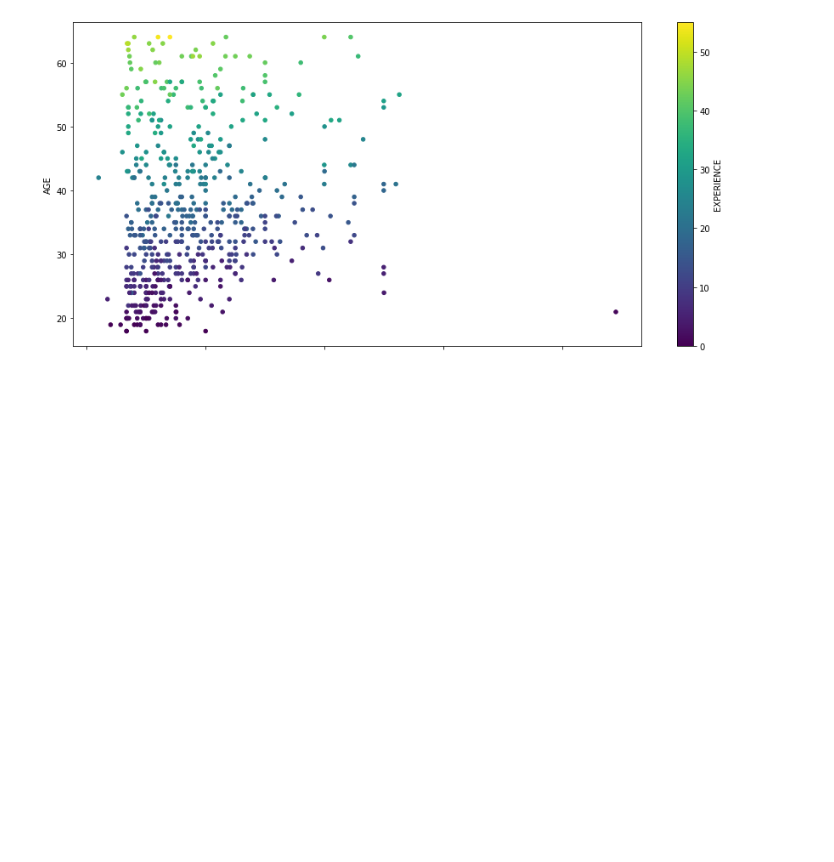
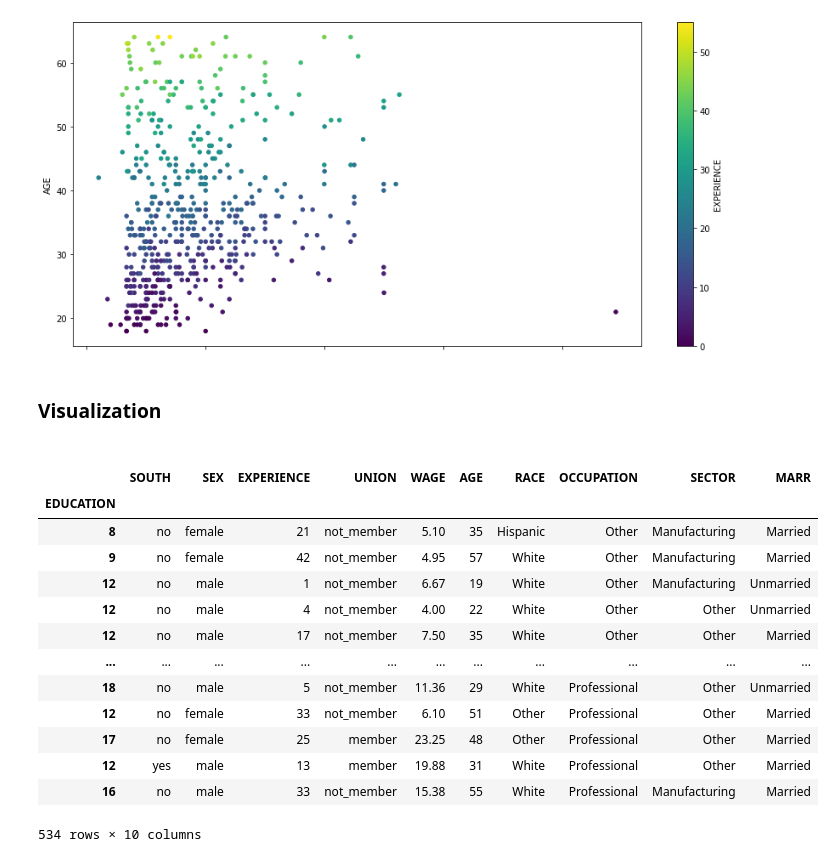
Before and after one commit to Shilpa273/Digipodium, a Jupyter notebook: data_science/data_analysis_4.ipynb, the cells around one changed output. Drawn from its saved outputs; the diff is of its cells as text; code cells hidden in the pictures; blank space fills up the shorter version.

```diff
--- a/data_science/data_analysis_4.ipynb
+++ b/data_science/data_analysis_4.ipynb
@@ -123,3 +125,5 @@ df.plot(kind='scatter',x='WAGE',y='AGE',cmap='viridis',c='EXPERIENCE',figsize=(1
 # %% [output]
 <AxesSubplot: xlabel='WAGE', ylabel='AGE'>
 [figure]
+# %% [markdown]
+<h3>Visualization<h3>
@@ -125,0 +134,17 @@ df.plot(kind='scatter',x='WAGE',y='AGE',cmap='viridis',c='EXPERIENCE',figsize=(1
+# %%
+df
+# %% [output]
+|  | SOUTH | SEX | EXPERIENCE | UNION | WAGE | AGE | RACE | OCCUPATION | SECTOR | MARR |
+| EDUCATION |  |  |  |  |  |  |  |  |  |  |
+| 8 | no | female | 21 | not_member | 5.10 | 35 | Hispanic | Other | Manufacturing | Married |
+| 9 | no | female | 42 | not_member | 4.95 | 57 | White | Other | Manufacturing | Married |
+| 12 | no | male | 1 | not_member | 6.67 | 19 | White | Other | Manufacturing | Unmarried |
+| 12 | no | male | 4 | not_member | 4.00 | 22 | White | Other | Other | Unmarried |
+| 12 | no | male | 17 | not_member | 7.50 | 35 | White | Other | Other | Married |
+| ... | ... | ... | ... | ... | ... | ... | ... | ... | ... | ... |
+| 18 | no | male | 5 | not_member | 11.36 | 29 | White | Professional | Other | Unmarried |
+| 12 | no | female | 33 | not_member | 6.10 | 51 | Other | Professional | Other | Married |
+| 17 | no | female | 25 | member | 23.25 | 48 | Other | Professional | Other | Married |
+| 12 | yes | male | 13 | member | 19.88 | 31 | White | Professional | Other | Married |
+| 16 | no | male | 33 | not_member | 15.38 | 55 | White | Professional | Manufacturing | Married |
+534 rows × 10 columns
```
Also changed, not shown: parts of 9 cells of this notebook, 9 other files.
